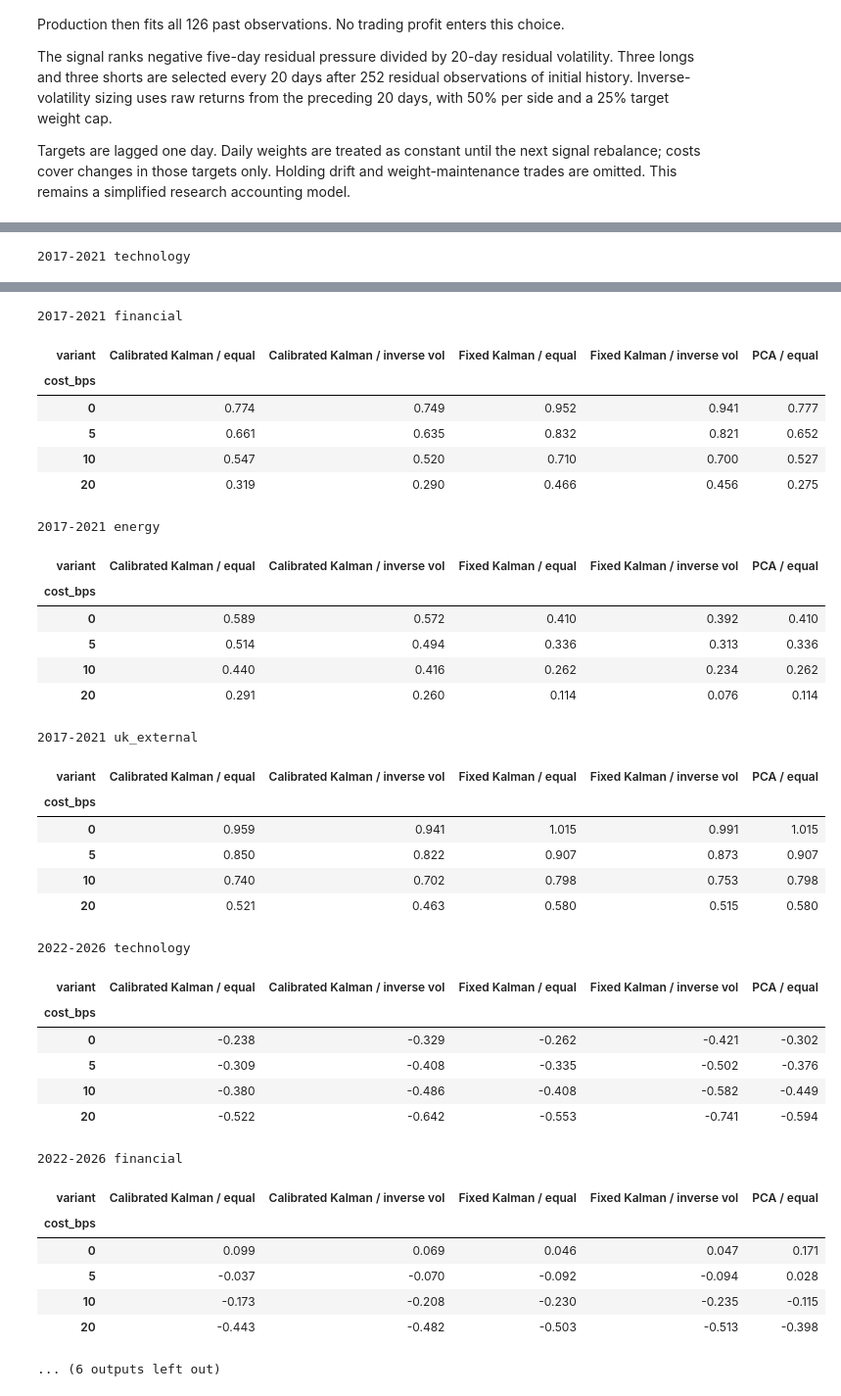
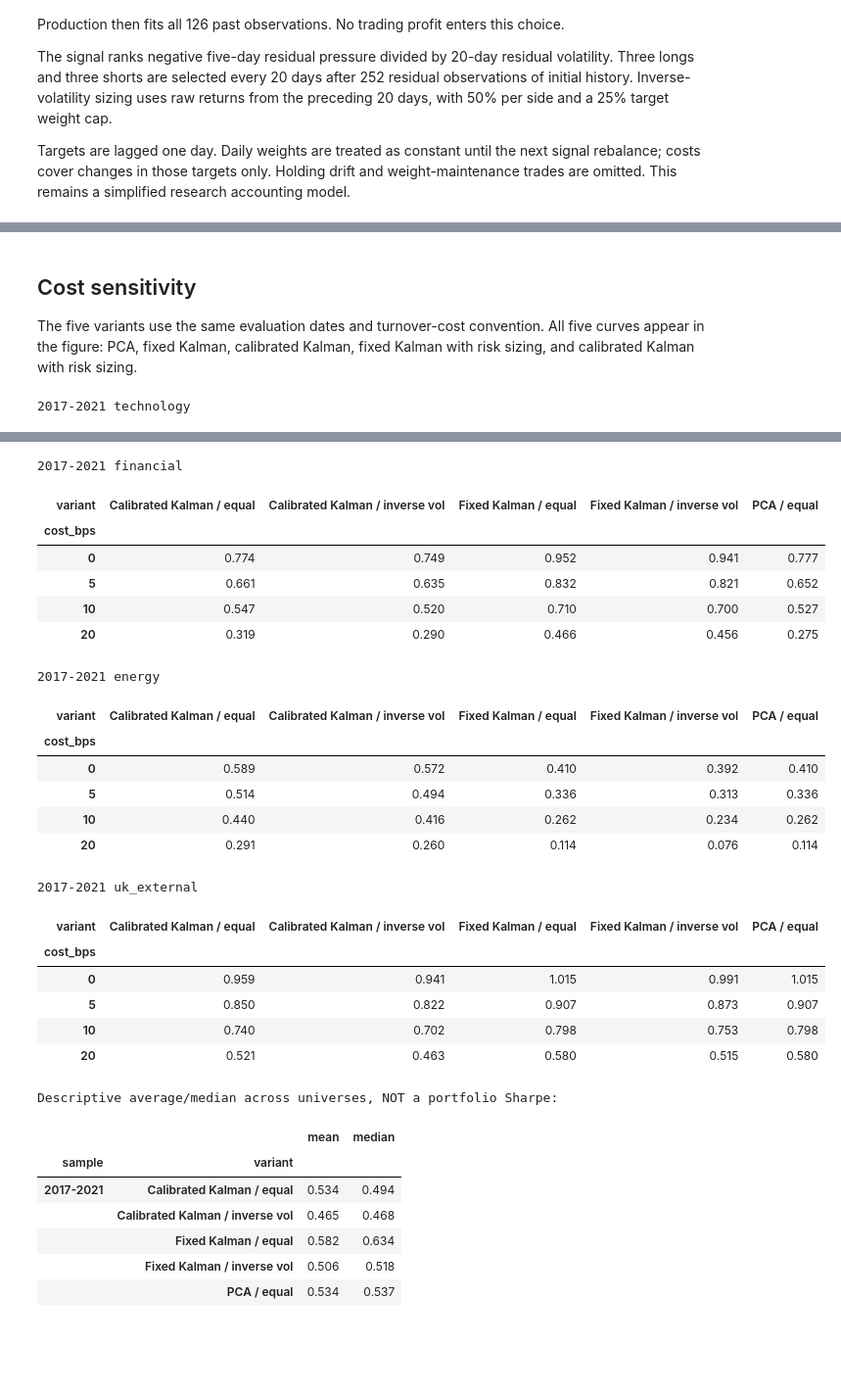
Before and after one commit to Juliansaiani/pca-kalman-stat-arb, a Jupyter notebook: notebooks/research.ipynb, the cells around one changed output, grey strips where cells are left out. Shown at 98% size. Saved outputs shown, nothing was run; the diff lists cells and outputs as text; code cells hidden in the pictures; blank space fills up the shorter version.

Commit message:
Focus historical presentation on 2018-2021 and restore five curves

```diff
--- a/notebooks/research.ipynb
+++ b/notebooks/research.ipynb
@@ -129,56 +95,53 @@ Every sample uses the same model parameters, allocation rules and turnover-cost
+# %% [markdown]
+## Cost sensitivity
+
+The five variants use the same evaluation dates and turnover-cost convention. All five curves appear in the figure: PCA, fixed Kalman, calibrated Kalman, fixed Kalman with risk sizing, and calibrated Kalman with risk sizing.
 # %%
 for sample in metrics["sample"].unique():
     for universe in metrics.universe.unique():
         print(sample, universe)
         subset = metrics[(metrics["sample"] == sample) & (metrics.universe == universe)]
         display(subset.pivot(index="cost_bps", columns="variant", values="sharpe").round(3))
-selected = at_10[at_10.variant.isin(["Fixed Kalman / equal", "Calibrated Kalman / inverse vol"])]
+selected = at_10
 print("Descriptive average/median across universes, NOT a portfolio Sharpe:")
 display(selected.groupby(["sample", "variant"]).sharpe.agg(["mean", "median"]).round(3))
 # %% [output]
 2017-2021 technology
 | variant | Calibrated Kalman / equal | Calibrated Kalman / inverse vol | Fixed Kalman / equal | Fixed Kalman / inverse vol | PCA / equal |
 | cost_bps |  |  |  |  |  |
 | 0 | 0.603 | 0.417 | 0.755 | 0.535 | 0.745 |
 | 5 | 0.506 | 0.320 | 0.657 | 0.436 | 0.646 |
 | 10 | 0.410 | 0.223 | 0.558 | 0.337 | 0.548 |
 | 20 | 0.217 | 0.030 | 0.362 | 0.140 | 0.351 |
 2017-2021 financial
 | variant | Calibrated Kalman / equal | Calibrated Kalman / inverse vol | Fixed Kalman / equal | Fixed Kalman / inverse vol | PCA / equal |
 | cost_bps |  |  |  |  |  |
 | 0 | 0.774 | 0.749 | 0.952 | 0.941 | 0.777 |
 | 5 | 0.661 | 0.635 | 0.832 | 0.821 | 0.652 |
 | 10 | 0.547 | 0.520 | 0.710 | 0.700 | 0.527 |
 | 20 | 0.319 | 0.290 | 0.466 | 0.456 | 0.275 |
 2017-2021 energy
 | variant | Calibrated Kalman / equal | Calibrated Kalman / inverse vol | Fixed Kalman / equal | Fixed Kalman / inverse vol | PCA / equal |
 | cost_bps |  |  |  |  |  |
 | 0 | 0.589 | 0.572 | 0.410 | 0.392 | 0.410 |
 | 5 | 0.514 | 0.494 | 0.336 | 0.313 | 0.336 |
 | 10 | 0.440 | 0.416 | 0.262 | 0.234 | 0.262 |
 | 20 | 0.291 | 0.260 | 0.114 | 0.076 | 0.114 |
 2017-2021 uk_external
 | variant | Calibrated Kalman / equal | Calibrated Kalman / inverse vol | Fixed Kalman / equal | Fixed Kalman / inverse vol | PCA / equal |
 | cost_bps |  |  |  |  |  |
 | 0 | 0.959 | 0.941 | 1.015 | 0.991 | 1.015 |
 | 5 | 0.850 | 0.822 | 0.907 | 0.873 | 0.907 |
 | 10 | 0.740 | 0.702 | 0.798 | 0.753 | 0.798 |
 | 20 | 0.521 | 0.463 | 0.580 | 0.515 | 0.580 |
-2022-2026 technology
+Descriptive average/median across universes, NOT a portfolio Sharpe:
-| variant | Calibrated Kalman / equal | Calibrated Kalman / inverse vol | Fixed Kalman / equal | Fixed Kalman / inverse vol | PCA / equal |
-| cost_bps |  |  |  |  |  |
-| 0 | -0.238 | -0.329 | -0.262 | -0.421 | -0.302 |
-| 5 | -0.309 | -0.408 | -0.335 | -0.502 | -0.376 |
-| 10 | -0.380 | -0.486 | -0.408 | -0.582 | -0.449 |
-| 20 | -0.522 | -0.642 | -0.553 | -0.741 | -0.594 |
+|  |  | mean | median |
+| sample | variant |  |  |
+| 2017-2021 | Calibrated Kalman / equal | 0.534 | 0.494 |
+|  | Calibrated Kalman / inverse vol | 0.465 | 0.468 |
+|  | Fixed Kalman / equal | 0.582 | 0.634 |
+|  | Fixed Kalman / inverse vol | 0.506 | 0.518 |
+|  | PCA / equal | 0.534 | 0.537 |
-2022-2026 financial
-| variant | Calibrated Kalman / equal | Calibrated Kalman / inverse vol | Fixed Kalman / equal | Fixed Kalman / inverse vol | PCA / equal |
-| cost_bps |  |  |  |  |  |
-| 0 | 0.099 | 0.069 | 0.046 | 0.047 | 0.171 |
-| 5 | -0.037 | -0.070 | -0.092 | -0.094 | 0.028 |
-| 10 | -0.173 | -0.208 | -0.230 | -0.235 | -0.115 |
-| 20 | -0.443 | -0.482 | -0.503 | -0.513 | -0.398 |
-... (6 outputs left out)
 # %% [markdown]
 ## Notes
 
```
Also changed, not shown: parts of 6 cells of this notebook, 7 other files.
